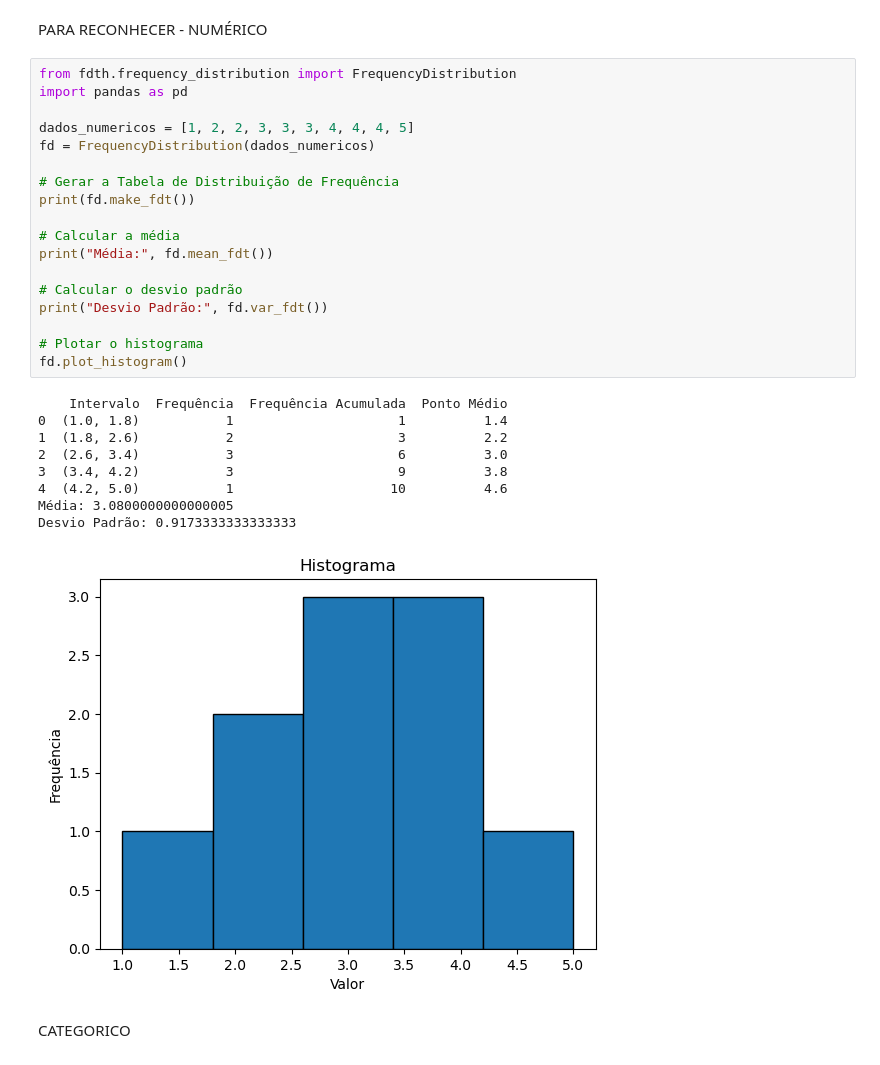
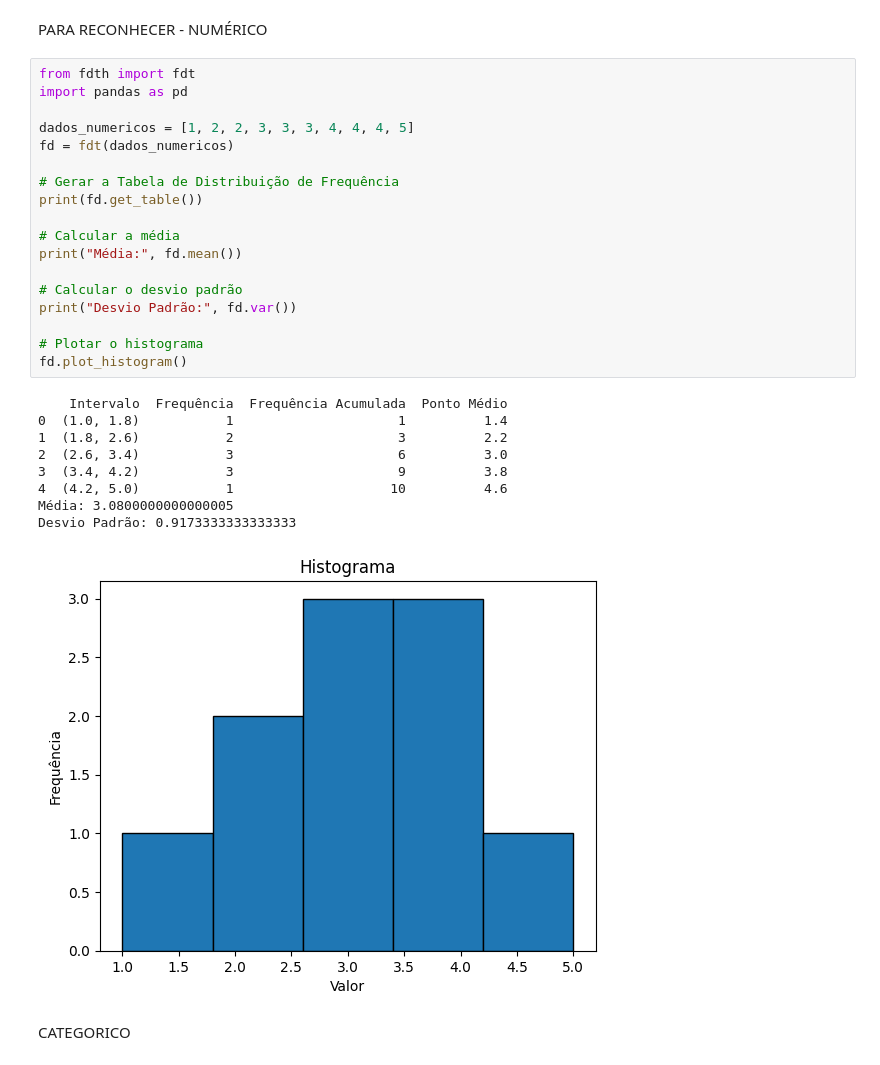
Before and after one commit to yohannd1/fdth-python-fork, a Jupyter notebook: teste.ipynb, the cells around one changed output. Cells and saved outputs as stored; diff of their text form.

```diff
--- a/teste.ipynb
+++ b/teste.ipynb
@@ -29,33 +29,33 @@ Variância: 5.5032679738562145
 # %% [markdown]
 PARA RECONHECER - NUMÉRICO
 # %%
-from fdth.frequency_distribution import FrequencyDistribution
+from fdth import fdt
 import pandas as pd
 
 dados_numericos = [1, 2, 2, 3, 3, 3, 4, 4, 4, 5]
-fd = FrequencyDistribution(dados_numericos)
+fd = fdt(dados_numericos)
 
 # Gerar a Tabela de Distribuição de Frequência
-print(fd.make_fdt())
+print(fd.get_table())
 
 # Calcular a média
-print("Média:", fd.mean_fdt())
+print("Média:", fd.mean())
 
 # Calcular o desvio padrão
-print("Desvio Padrão:", fd.var_fdt())
+print("Desvio Padrão:", fd.var())
 
 # Plotar o histograma
 fd.plot_histogram()
 # %% [output]
     Intervalo  Frequência  Frequência Acumulada  Ponto Médio
 0  (1.0, 1.8)           1                     1          1.4
 1  (1.8, 2.6)           2                     3          2.2
 2  (2.6, 3.4)           3                     6          3.0
 3  (3.4, 4.2)           3                     9          3.8
 4  (4.2, 5.0)           1                    10          4.6
 Média: 3.0800000000000005
 Desvio Padrão: 0.9173333333333333
-[figure, old version]
+[figure, new version]
 # %% [markdown]
 CATEGORICO
 # %%
```
Also changed, not shown: parts of 3 cells of this notebook, 8 other files.
